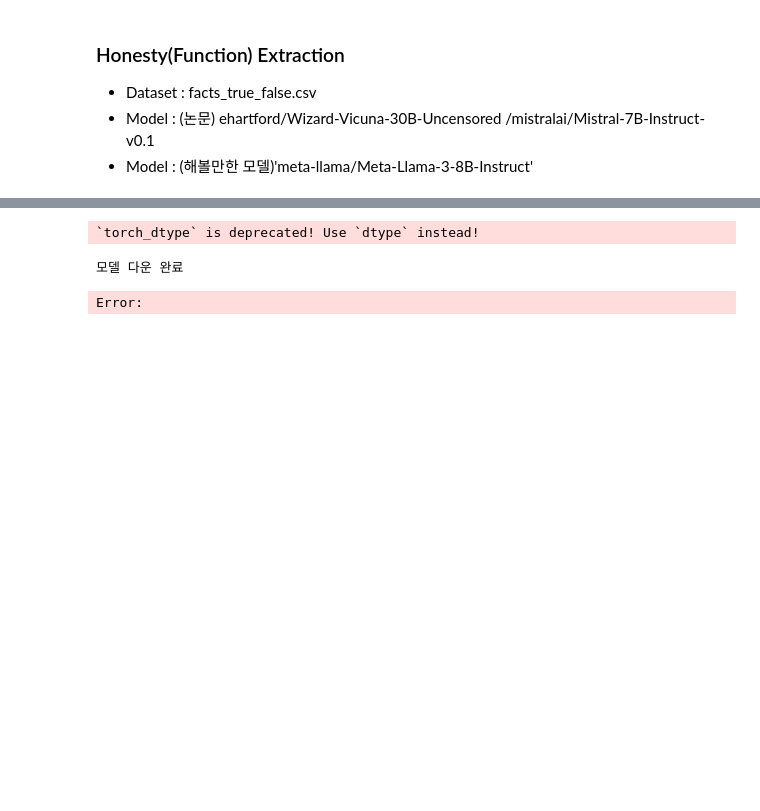
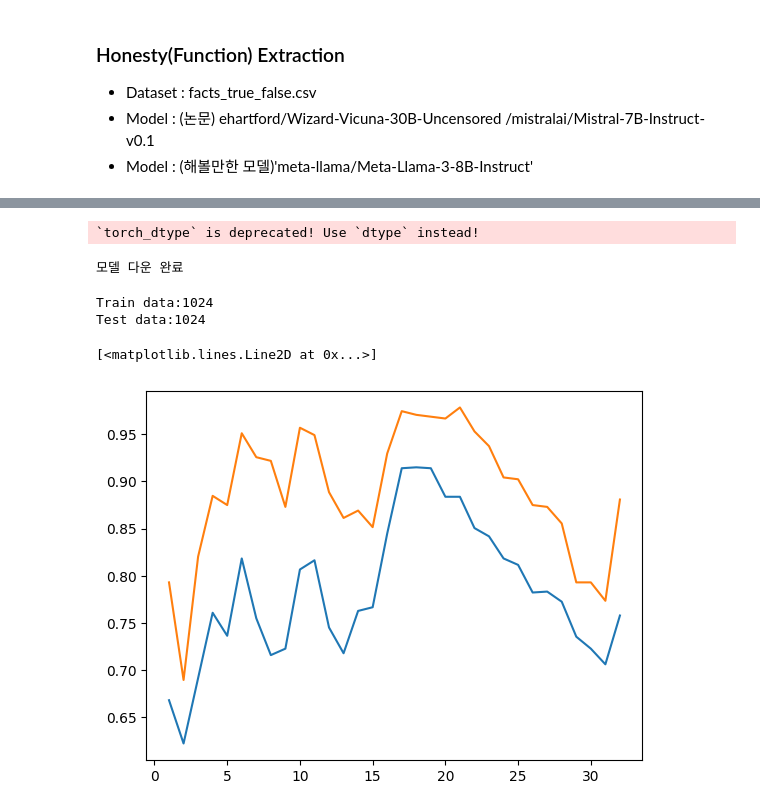
Before and after one commit to rugkqjem/RepE-Replication, a Jupyter notebook: repe/Function_extraction.ipynb, the cells around one changed output, grey strips where cells are left out. Saved outputs shown, nothing was run; the diff lists cells and outputs as text; code cells hidden in the pictures; blank space fills up the shorter version.

Commit message:
function_extraction 1차

```diff
--- a/repe/Function_extraction.ipynb
+++ b/repe/Function_extraction.ipynb
@@ -27,6 +33,7 @@ model_id="mistralai/Mistral-7B-Instruct-v0.1"
 tokenizer =AutoTokenizer.from_pretrained(
     model_id,
     padding_side="left",
+    truncation_side ='left',
     legacy=False,
     device_map="auto"
 )
@@ -46,4 +53,57 @@ print("모델 다운 완료")
 # %% [output]
 `torch_dtype` is deprecated! Use `dtype` instead!
 모델 다운 완료
-Error:
+# %%
+from ReadingPipeline import RepPipeline
+from DataLoader import FunctionDatasetLoader
+
+user_tag="[INST]"
+assistant_tag="[/INST]"
+file_path="../data/facts_true_false.csv"
+hidden_layers=list(range(1,model.config.num_hidden_layers+1))
+
+data_loader=FunctionDatasetLoader(tokenizer=tokenizer,user_tag=user_tag,assistant_tag=assistant_tag)
+dataset=data_loader.load_data(file_path=file_path)
+train_inputs=dataset["train"]["data"]
+train_labels=dataset["train"]["labels"]
+test_inputs=dataset["test"]["data"]
+test_labels=dataset["test"]["labels"]
+print(f"Train data:{len(train_inputs)}")
+print(f"Test data:{len(test_labels)}")
+# %% [output]
+Train data:1024
+Test data:1024
+# %%
+from ReadingPipeline import RepPipeline
+
+func_reading=RepPipeline(model=model,tokenizer=tokenizer)
+func_directions=func_reading.get_direction(
+    train_inputs=train_inputs,
+    train_labels=train_labels,
+    hidden_layers=hidden_layers,
+    rep_token=-1,
+    batch_size=32
+)
+binary_results=func_reading.predict(
+    test_inputs=test_inputs,
+    test_labels=test_labels,
+    hidden_layers=hidden_layers,
+    rep_token=-1,
+    batch_size=32,
+    mode="binary"
+)
+comparing_results=func_reading.predict(
+    test_inputs=test_inputs,
+    test_labels=test_labels,
+    hidden_layers=hidden_layers,
+    rep_token=-1,
+    batch_size=32,
+    mode="comparing"
+)
+# %%
+import matplotlib.pyplot as plt
+plt.plot(hidden_layers, [binary_results[layer] for layer in hidden_layers])
+plt.plot(hidden_layers, [comparing_results[layer] for layer in hidden_layers])
+# %% [output]
+[<matplotlib.lines.Line2D at 0x...>]
+[figure, added]
```
Also changed, not shown: parts of 2 cells of this notebook, 3 other files.
